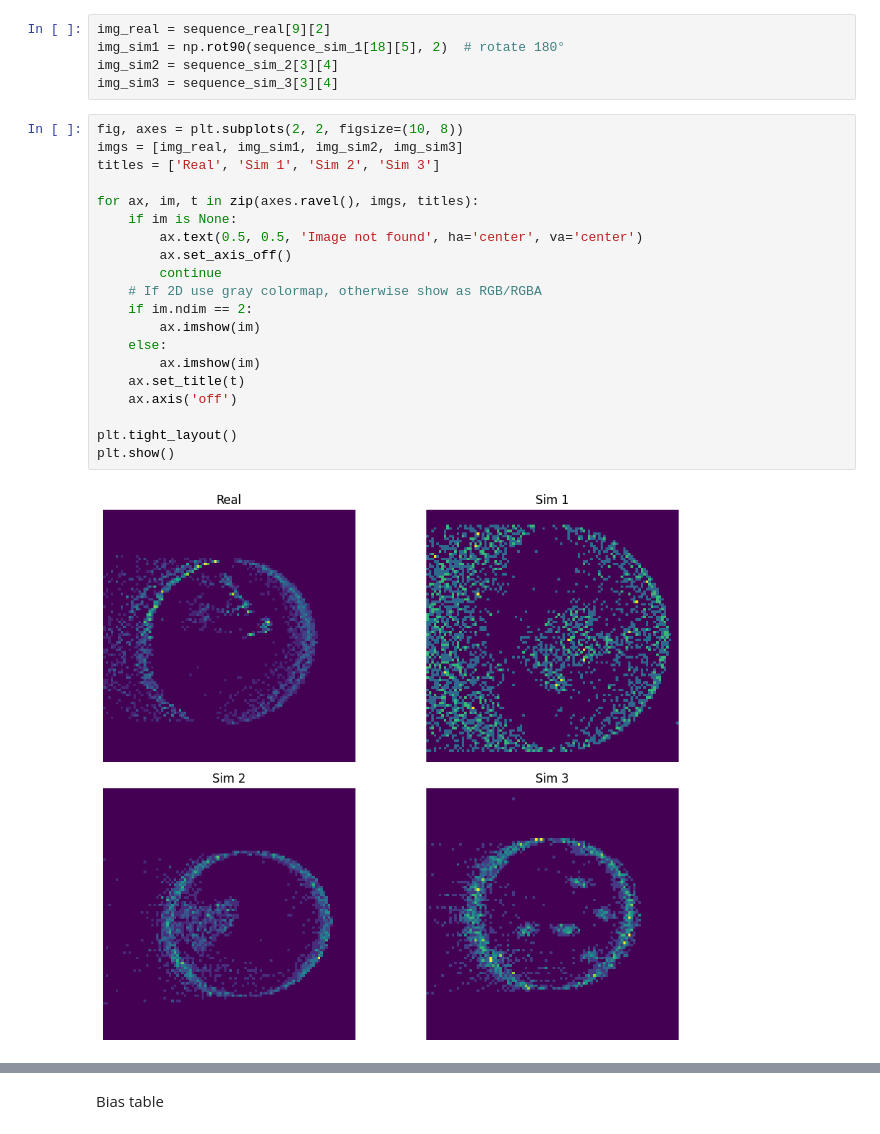
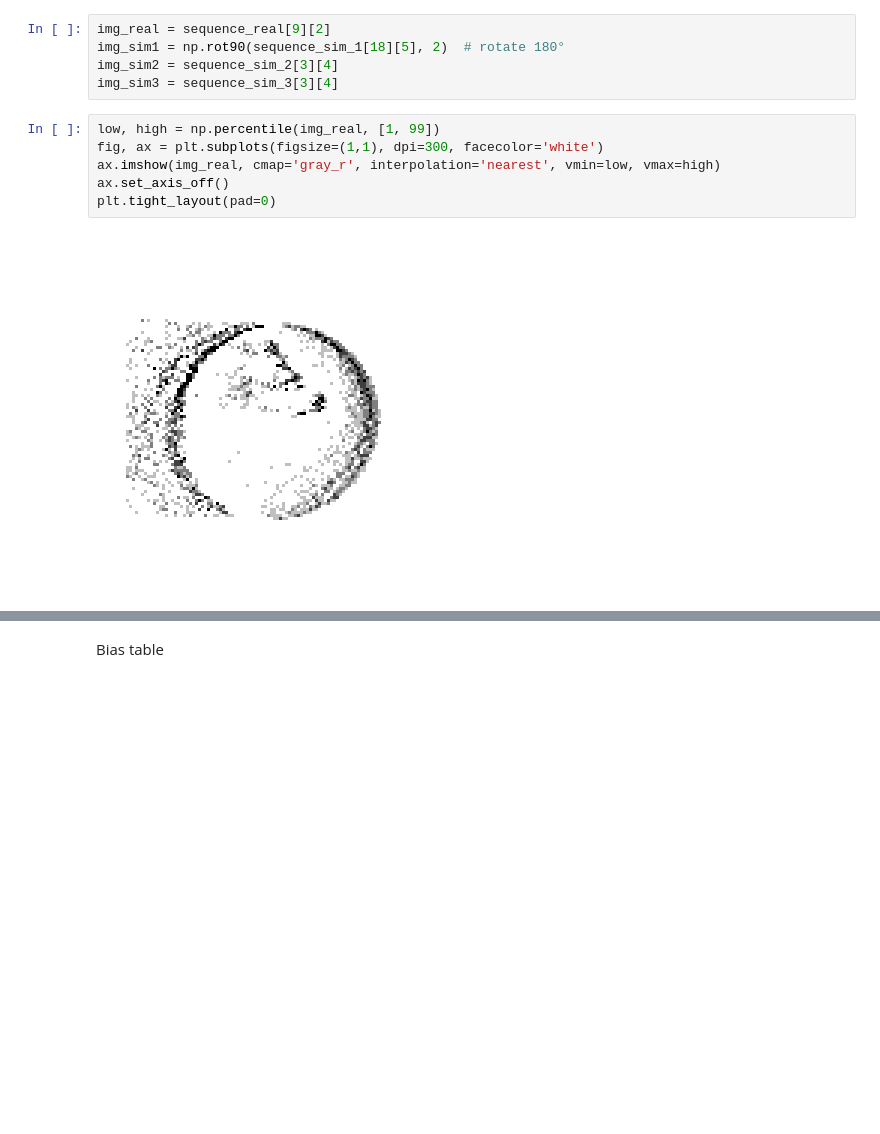
Before and after one commit to leviN1998/Master_Thesis, a Jupyter notebook: notebooks/figures/4.0-lk-methodology.ipynb, the cells around one changed output, grey strips where cells are left out. Drawn from its saved outputs; the diff is of its cells as text; blank space fills up the shorter version.

```diff
--- a/notebooks/figures/4.0-lk-methodology.ipynb
+++ b/notebooks/figures/4.0-lk-methodology.ipynb
@@ -71,25 +71,11 @@ img_real = sequence_real[9][2]
 img_sim1 = np.rot90(sequence_sim_1[18][5], 2)  # rotate 180°
 img_sim2 = sequence_sim_2[3][4]
 img_sim3 = sequence_sim_3[3][4]
-# %%
-fig, axes = plt.subplots(2, 2, figsize=(10, 8))
-imgs = [img_real, img_sim1, img_sim2, img_sim3]
-titles = ['Real', 'Sim 1', 'Sim 2', 'Sim 3']
-
-for ax, im, t in zip(axes.ravel(), imgs, titles):
-    if im is None:
-        ax.text(0.5, 0.5, 'Image not found', ha='center', va='center')
-        ax.set_axis_off()
-        continue
-    # If 2D use gray colormap, otherwise show as RGB/RGBA
-    if im.ndim == 2:
-        ax.imshow(im)
-    else:
-        ax.imshow(im)
-    ax.set_title(t)
-    ax.axis('off')
-
-plt.tight_layout()
-plt.show()
-# %% [output]
-[figure, removed]
+# %%
+low, high = np.percentile(img_real, [1, 99])
+fig, ax = plt.subplots(figsize=(1,1), dpi=300, facecolor='white')
+ax.imshow(img_real, cmap='gray_r', interpolation='nearest', vmin=low, vmax=high)
+ax.set_axis_off()
+plt.tight_layout(pad=0)
+# %% [output]
+[figure, added]
```
Also changed, not shown: parts of 1 cell of this notebook, 12 other files.
